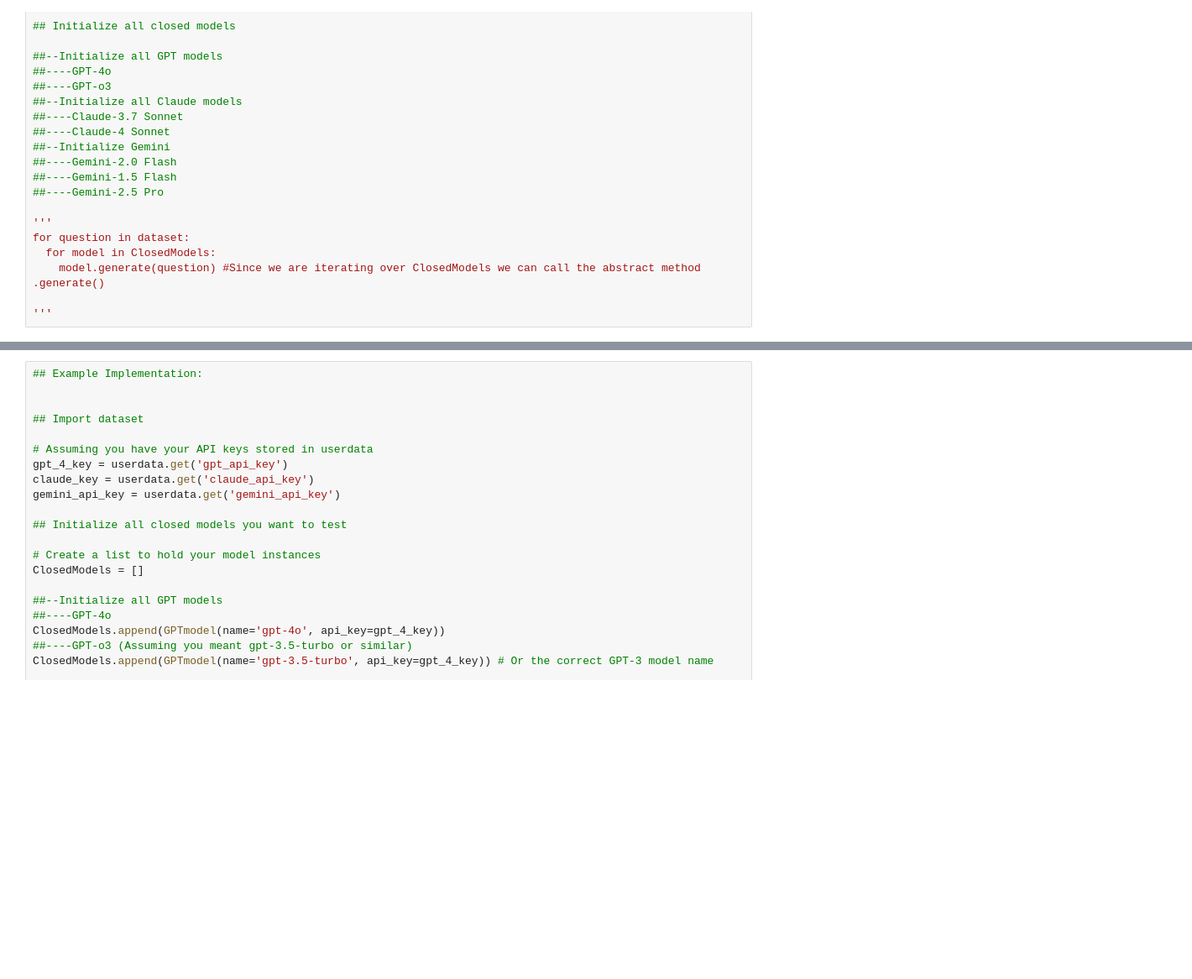
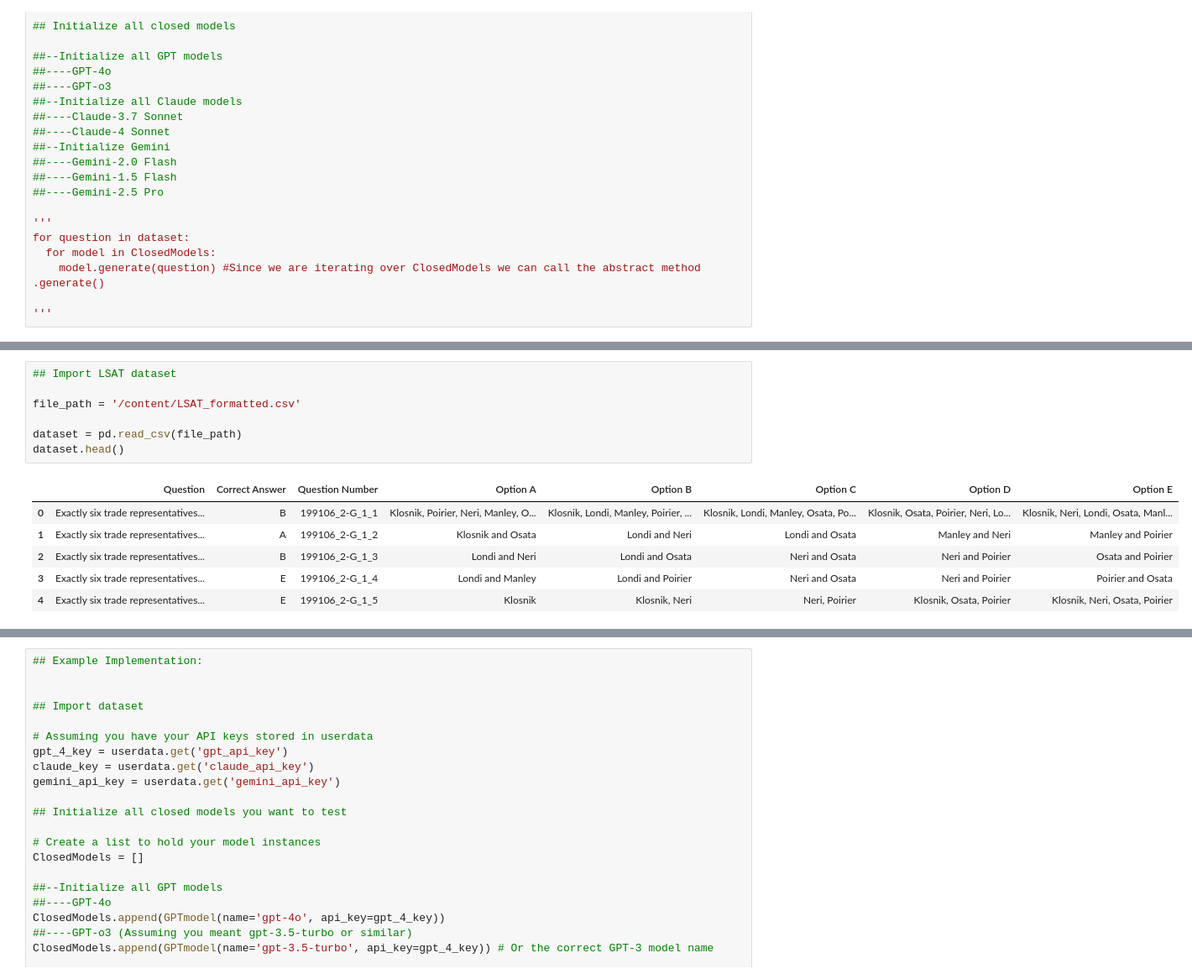
Before and after one commit to NoamMichael/Comparing-Confidence-in-LLMs, a Jupyter notebook: LSAT_Benchmarking.ipynb, the cells around one changed output, grey strips where cells are left out. Shown at 84% size. Cells and saved outputs as stored; diff of their text form; blank space fills up the shorter version.

```diff
--- a/LSAT_Benchmarking.ipynb
+++ b/LSAT_Benchmarking.ipynb
@@ -326,0 +346,14 @@ Zdzisław Beksiński was a Polish painter, sculptor, and photographer.  He is be
+# %%
+## Import LSAT dataset
+
+file_path = '/content/LSAT_formatted.csv'
+
+dataset = pd.read_csv(file_path)
+dataset.head()
+# %% [output]
+|  | Question | Correct Answer | Question Number | Option A | Option B | Option C | Option D | Option E |
+| 0 | Exactly six trade representatives... | B | 199106_2-G_1_1 | Klosnik, Poirier, Neri, Manley, O... | Klosnik, Londi, Manley, Poirier, ... | Klosnik, Londi, Manley, Osata, Po... | Klosnik, Osata, Poirier, Neri, Lo... | Klosnik, Neri, Londi, Osata, Manl... |
+| 1 | Exactly six trade representatives... | A | 199106_2-G_1_2 | Klosnik and Osata | Londi and Neri | Londi and Osata | Manley and Neri | Manley and Poirier |
+| 2 | Exactly six trade representatives... | B | 199106_2-G_1_3 | Londi and Neri | Londi and Osata | Neri and Osata | Neri and Poirier | Osata and Poirier |
+| 3 | Exactly six trade representatives... | E | 199106_2-G_1_4 | Londi and Manley | Londi and Poirier | Neri and Osata | Neri and Poirier | Poirier and Osata |
+| 4 | Exactly six trade representatives... | E | 199106_2-G_1_5 | Klosnik | Klosnik, Neri | Neri, Poirier | Klosnik, Osata, Poirier | Klosnik, Neri, Osata, Poirier |
```
Also changed, not shown: parts of 8 cells of this notebook.
